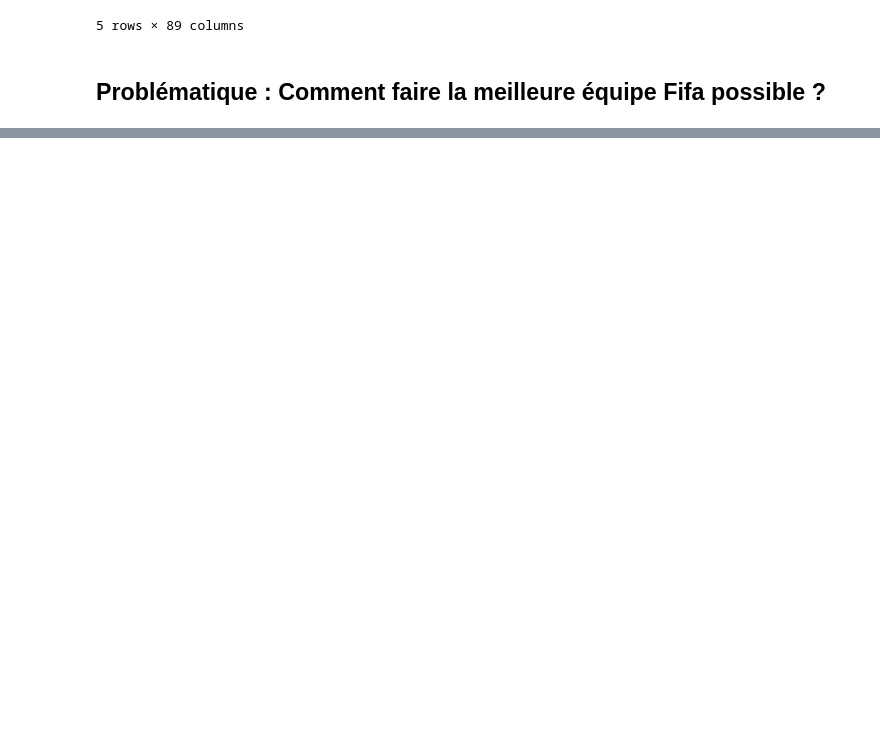
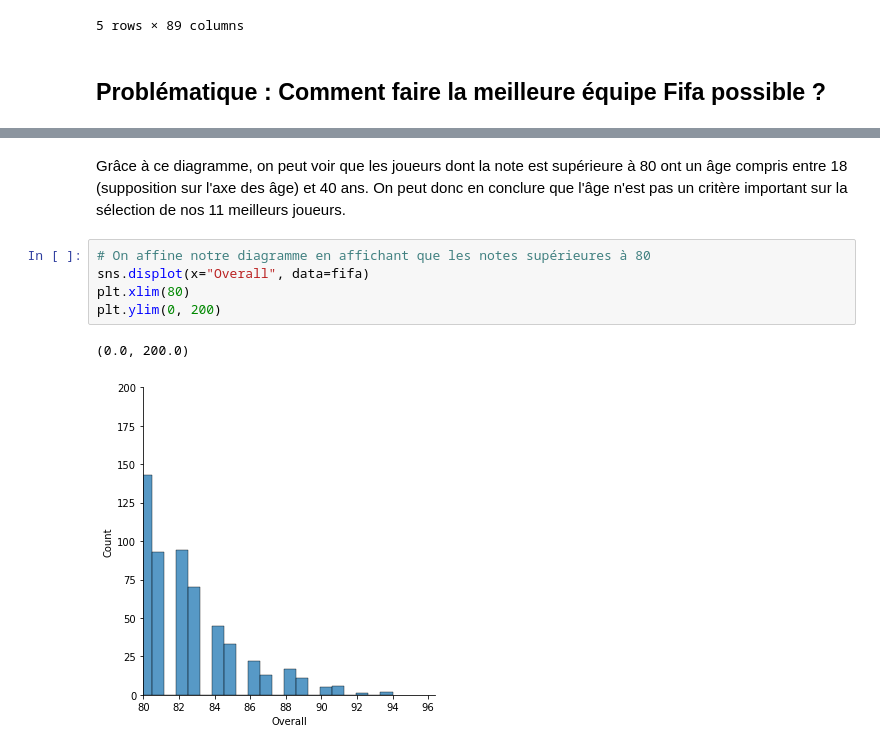
Before and after one commit to SimonMlt/MathsAlgo, a Jupyter notebook: Projet_Data_Visualisation.ipynb, the cells around one changed output, grey strips where cells are left out. Saved outputs shown, nothing was run; the diff lists cells and outputs as text; blank space fills up the shorter version.

```diff
--- a/Projet_Data_Visualisation.ipynb
+++ b/Projet_Data_Visualisation.ipynb
@@ -76,0 +116,10 @@ fifa.tail()
+# %% [markdown]
+Grâce à ce diagramme, on peut voir que les joueurs dont la note est supérieure à 80 ont un âge compris entre 18 (supposition sur l'axe des âge) et 40 ans. On peut donc en conclure que l'âge n'est pas un critère important sur la sélection de nos 11 meilleurs joueurs.
+# %%
+# On affine notre diagramme en affichant que les notes supérieures à 80
+sns.displot(x="Overall", data=fifa)
+plt.xlim(80)
+plt.ylim(0, 200)
+# %% [output]
+(0.0, 200.0)
+[figure, added]
```
Also changed, not shown: parts of 24 cells of this notebook.
